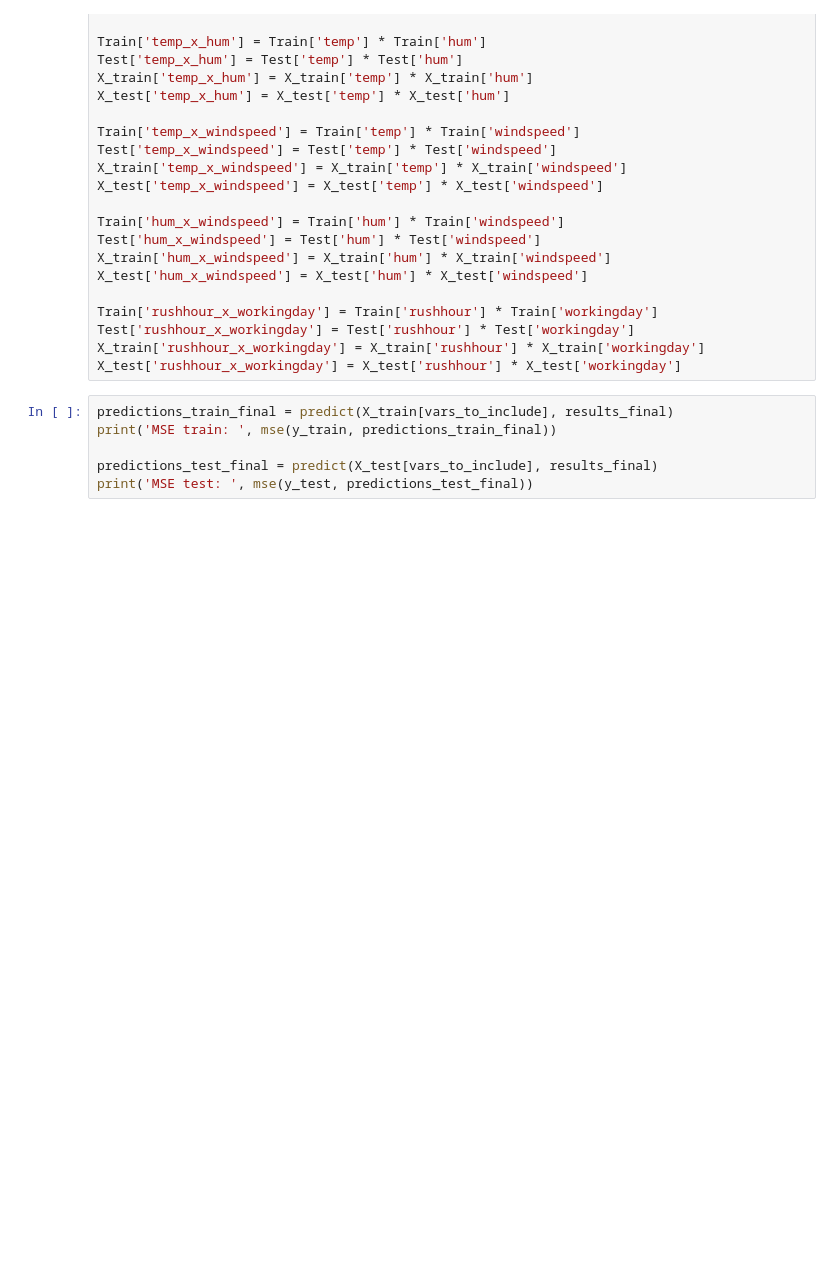
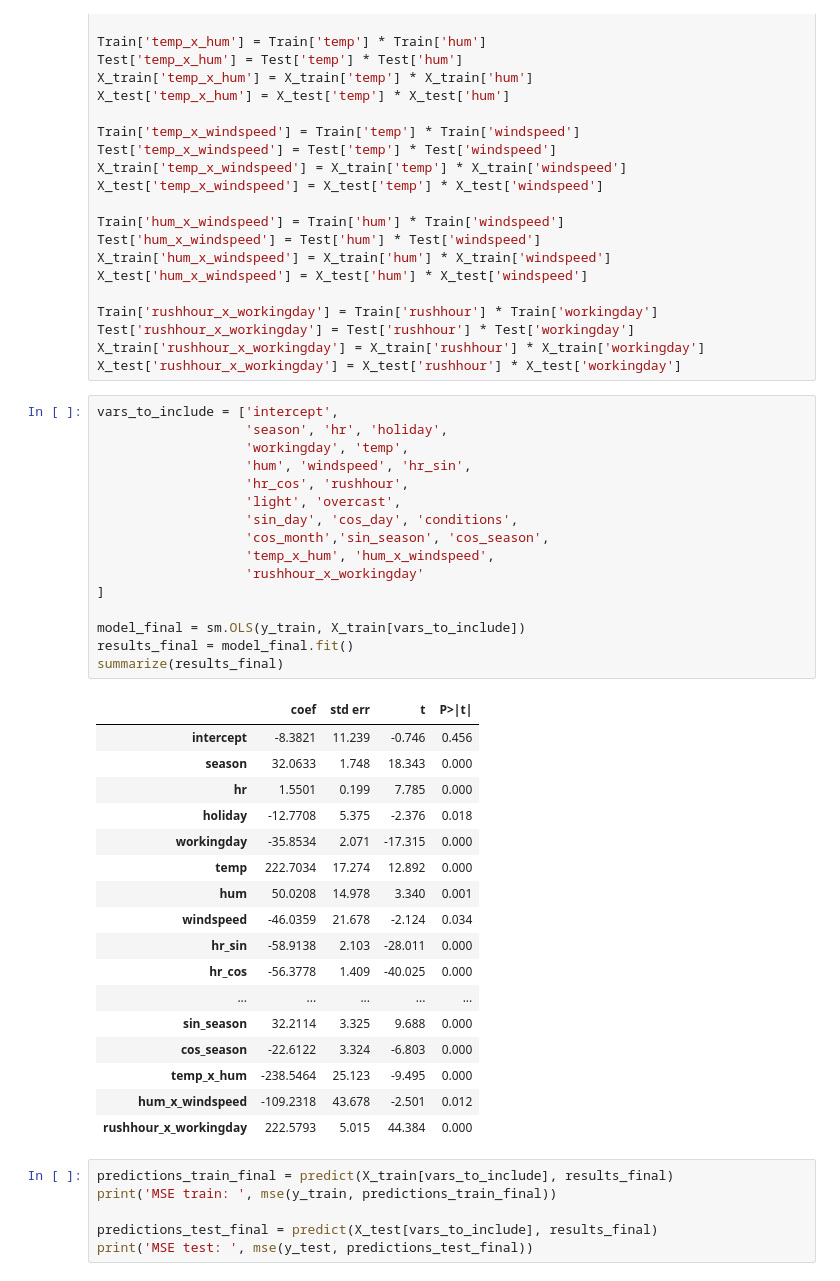
Before and after one commit to JamesBe2006/code_2600, a Jupyter notebook: mod05_nonlinear.ipynb, the cells around one changed output. Cells and saved outputs as stored; diff of their text form; blank space fills up the shorter version.

```diff
--- a/mod05_nonlinear.ipynb
+++ b/mod05_nonlinear.ipynb
@@ -445,6 +445,40 @@ Train['rushhour_x_workingday'] = Train['rushhour'] * Train['workingday']
 Test['rushhour_x_workingday'] = Test['rushhour'] * Test['workingday']
 X_train['rushhour_x_workingday'] = X_train['rushhour'] * X_train['workingday']
 X_test['rushhour_x_workingday'] = X_test['rushhour'] * X_test['workingday']
+# %%
+vars_to_include = ['intercept',
+                   'season', 'hr', 'holiday',
+                   'workingday', 'temp',
+                   'hum', 'windspeed', 'hr_sin',
+                   'hr_cos', 'rushhour',
+                   'light', 'overcast',
+                   'sin_day', 'cos_day', 'conditions',
+                   'cos_month','sin_season', 'cos_season',
+                   'temp_x_hum', 'hum_x_windspeed',
+                   'rushhour_x_workingday'
+]
+
+model_final = sm.OLS(y_train, X_train[vars_to_include])
+results_final = model_final.fit()
+summarize(results_final)
+# %% [output]
+|  | coef | std err | t | P>|t| |
+| intercept | -8.3821 | 11.239 | -0.746 | 0.456 |
+| season | 32.0633 | 1.748 | 18.343 | 0.000 |
+| hr | 1.5501 | 0.199 | 7.785 | 0.000 |
+| holiday | -12.7708 | 5.375 | -2.376 | 0.018 |
+| workingday | -35.8534 | 2.071 | -17.315 | 0.000 |
+| temp | 222.7034 | 17.274 | 12.892 | 0.000 |
+| hum | 50.0208 | 14.978 | 3.340 | 0.001 |
+| windspeed | -46.0359 | 21.678 | -2.124 | 0.034 |
+| hr_sin | -58.9138 | 2.103 | -28.011 | 0.000 |
+| hr_cos | -56.3778 | 1.409 | -40.025 | 0.000 |
+| ... | ... | ... | ... | ... |
+| sin_season | 32.2114 | 3.325 | 9.688 | 0.000 |
+| cos_season | -22.6122 | 3.324 | -6.803 | 0.000 |
+| temp_x_hum | -238.5464 | 25.123 | -9.495 | 0.000 |
+| hum_x_windspeed | -109.2318 | 43.678 | -2.501 | 0.012 |
+| rushhour_x_workingday | 222.5793 | 5.015 | 44.384 | 0.000 |
 # %%
 predictions_train_final = predict(X_train[vars_to_include], results_final)
 print('MSE train: ', mse(y_train, predictions_train_final))
```
